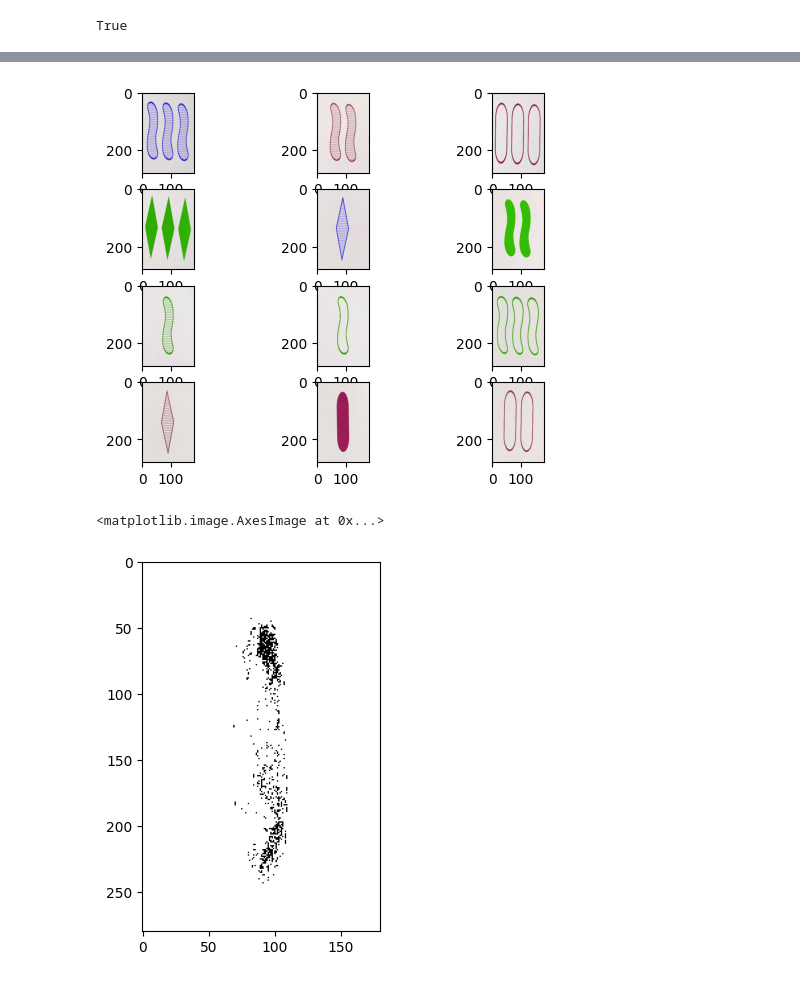
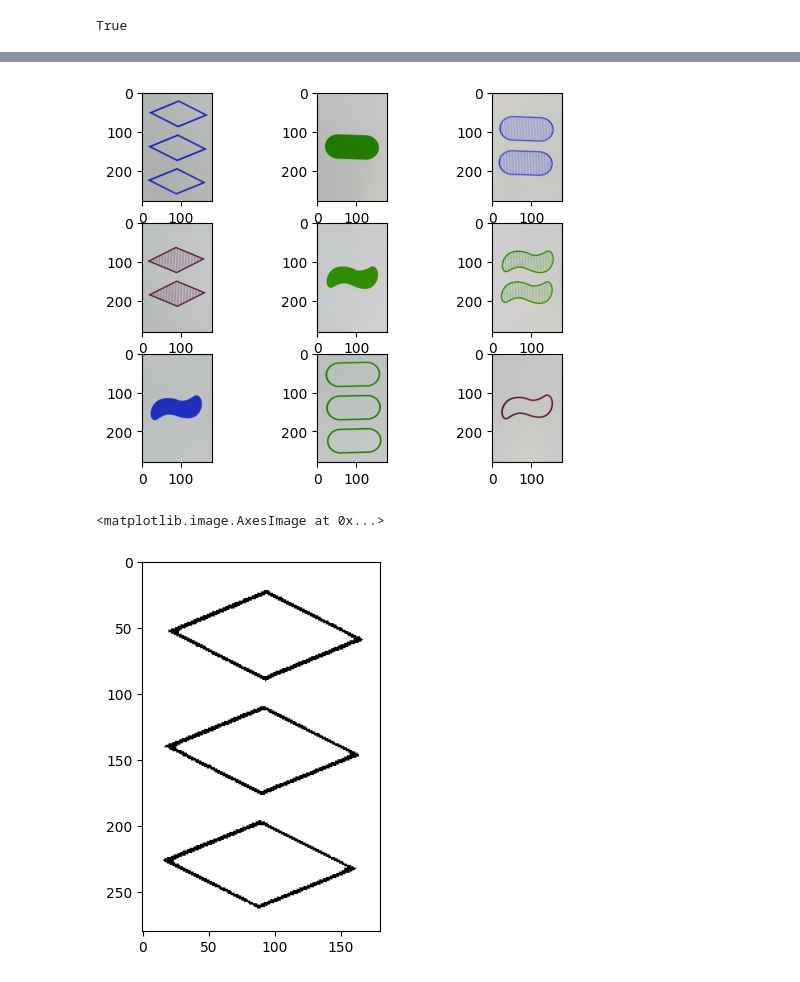
Before and after one commit to GeMixl/SetFinder, a Jupyter notebook: expl/recognize_cards_w_opencv.ipynb, the cells around one changed output, grey strips where cells are left out. Saved outputs shown, nothing was run; the diff lists cells and outputs as text; code cells hidden in the pictures.

```diff
--- a/expl/recognize_cards_w_opencv.ipynb
+++ b/expl/recognize_cards_w_opencv.ipynb
@@ -56,8 +62,10 @@ size = cv2.contourArea(cnts_sort[1])
 # %% [output]
 True
 # %%
-peri = cv2.arcLength(cnts_sort[8], True)
-approx = cv2.approxPolyDP(cnts_sort[8], 0.075*peri, True)
+# extract the 4 corners of a contour (in this example I chose contour #8,
+# which is a playing card)
+peri = cv2.arcLength(cnts_sort[1], True)
+approx = cv2.approxPolyDP(cnts_sort[1], 0.075*peri, True)
 approx = np.squeeze(approx, axis = 1)
 approx
 # %% [output]
@@ -75,6 +84,6 @@ topLeft, bottomRight
 # %%
 d = np.diff(approx, axis = -1)
-topRight = approx[np.argmax(d)]
-bottomLeft = approx[np.argmin(d)]
+bottomLeft = approx[np.argmax(d)]
+topRight = approx[np.argmin(d)]
 topRight, bottomLeft
 # %% [output]
@@ -105,0 +136,14 @@ plt.imshow(tmp_img)
+# %%
+maxWidth=200
+maxHeight=300
+
+x_len = np.mean(np.diff(np.array([[topLeft[0], topRight[0]],[bottomLeft[0], bottomRight[0]]])))
+y_len = np.mean(np.diff(np.array([[topLeft[1], bottomLeft[1]],[topRight[1], bottomRight[1]]])))
+if x_len/y_len > 1.:
+    src = np.array([bottomLeft, topLeft, topRight, bottomRight], np.float32)
+else:
+    src = np.array([topLeft, topRight, bottomRight, bottomLeft], np.float32)
+dst = np.array([[0,0],[maxWidth-1,0],[maxWidth-1,maxHeight-1],[0, maxHeight-1]], np.float32)
+M = cv2.getPerspectiveTransform(src, dst)
+warped_img = cv2.warpPerspective(img, M, (maxWidth, maxHeight))
+plt.imshow(warped_img)
@@ -118,17 +165,26 @@ for i in range(len(cnts_sort)):
     size = cv2.contourArea(cnts_sort[i])
     peri = cv2.arcLength(cnts_sort[i],True)
     approx = cv2.approxPolyDP(cnts_sort[i],0.075*peri,True)
+    approx = np.squeeze(approx, axis = 1)
 
     if ((size < 1000000) and (size > 250000)
         and (hier_sort[i][3] != -1) and (len(approx) == 4)):
         cnt_is_card[i] = 1
-        s = np.sum(approx, axis=2)
+        s = np.sum(approx, axis=1)
+        d = np.diff(approx, axis = -1)
+
         topLeft = approx[np.argmin(s)]
         bottomRight = approx[np.argmax(s)]
-        d = np.diff(approx, axis = -1)
-        topRight = approx[np.argmax(d)]
-        bottomLeft = approx[np.argmin(d)]
-        src = np.array([topLeft, bottomLeft, bottomRight, topRight], np.float32)
+        topRight = approx[np.argmin(d)]
+        bottomLeft = approx[np.argmax(d)]
+
+        x_len = np.mean(np.diff(np.array([[topLeft[0], topRight[0]],[bottomLeft[0], bottomRight[0]]])))
+        y_len = np.mean(np.diff(np.array([[topLeft[1], bottomLeft[1]],[topRight[1], bottomRight[1]]])))
+
+        if x_len/y_len > 1.:
+            src = np.array([bottomLeft, topLeft, topRight, bottomRight], np.float32)
+        else:
+            src = np.array([topLeft, topRight, bottomRight, bottomLeft], np.float32)
         dst = np.array([[0,0],[maxWidth-1,0],[maxWidth-1,maxHeight-1],[0, maxHeight-1]], np.float32)
         M = cv2.getPerspectiveTransform(src, dst)
         warped_img = cv2.warpPerspective(img, M, (maxWidth, maxHeight))
@@ -148,25 +192,25 @@ plt.imshow(warp)
 # %%
-x, y = 3, 4
+x, y = 3, 3
 figure, axis = plt.subplots(y, x)
 for i in range(y):
     for j in range(x):
         axis[i, j].imshow(Card[i*x+j])
 plt.show()
 # %% [output]
-[figure, old version]
+[figure, new version]
 # %%
-card_n = Card[10]
+card_n = Card[0]
 
 card_0_hsv = cv2.cvtColor(card_n, cv2.COLOR_RGB2HLS)
 card_0_hue, _, card_0_gray = cv2.split(card_0_hsv)
 #card_0_gray = cv2.cvtColor(card_n, cv2.COLOR_BGR2GRAY)
-_, card_0_bin = cv2.threshold(card_0_gray, 180, 255, cv2.THRESH_BINARY_INV)
+_, card_0_bin = cv2.threshold(card_0_gray, 150, 255, cv2.THRESH_BINARY_INV)
 contours, hierarchy = cv2.findContours(card_0_bin, cv2.RETR_EXTERNAL, cv2.CHAIN_APPROX_SIMPLE)
 
 plt.imshow(card_0_bin, cmap='gray')
 # %% [output]
 <matplotlib.image.AxesImage at 0x...>
-[figure, old version]
+[figure, new version]
 # %%
 M = cv2.moments(contours[0])
 # %%
```
Also changed, not shown: parts of 24 cells of this notebook, 12 other files.
